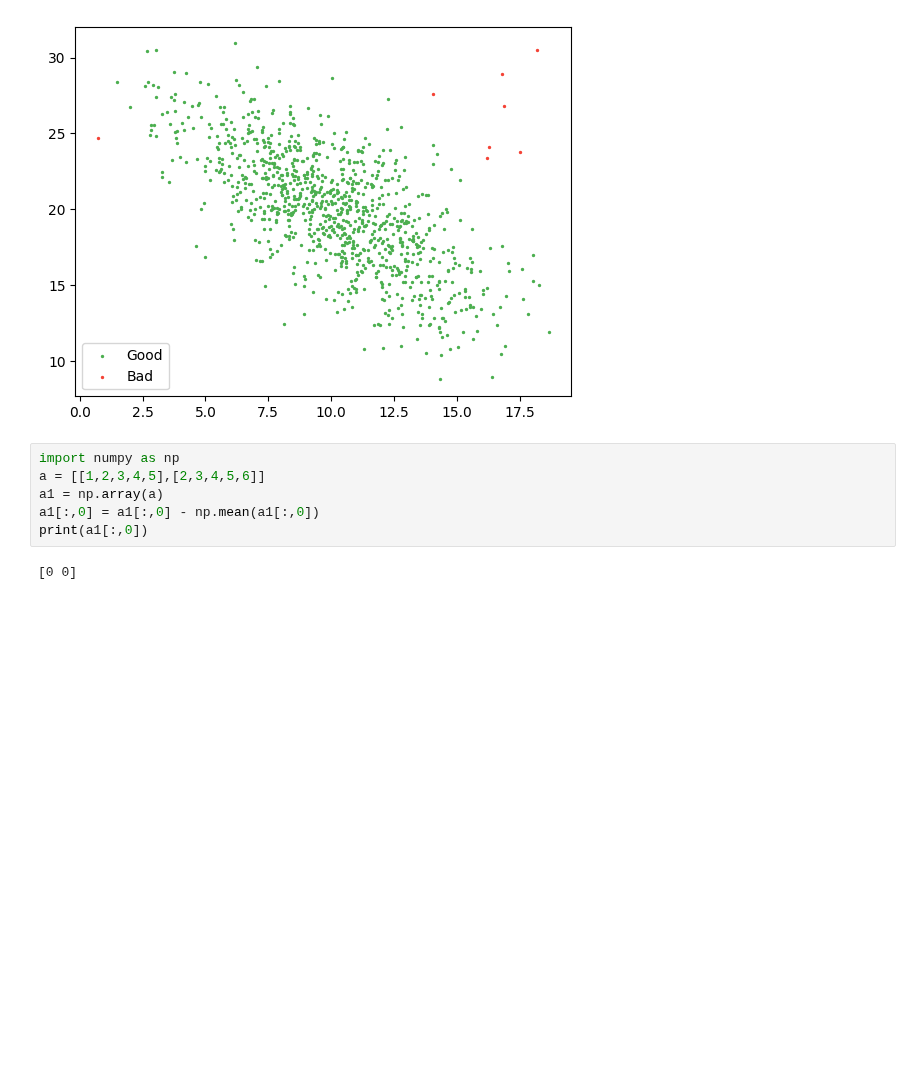
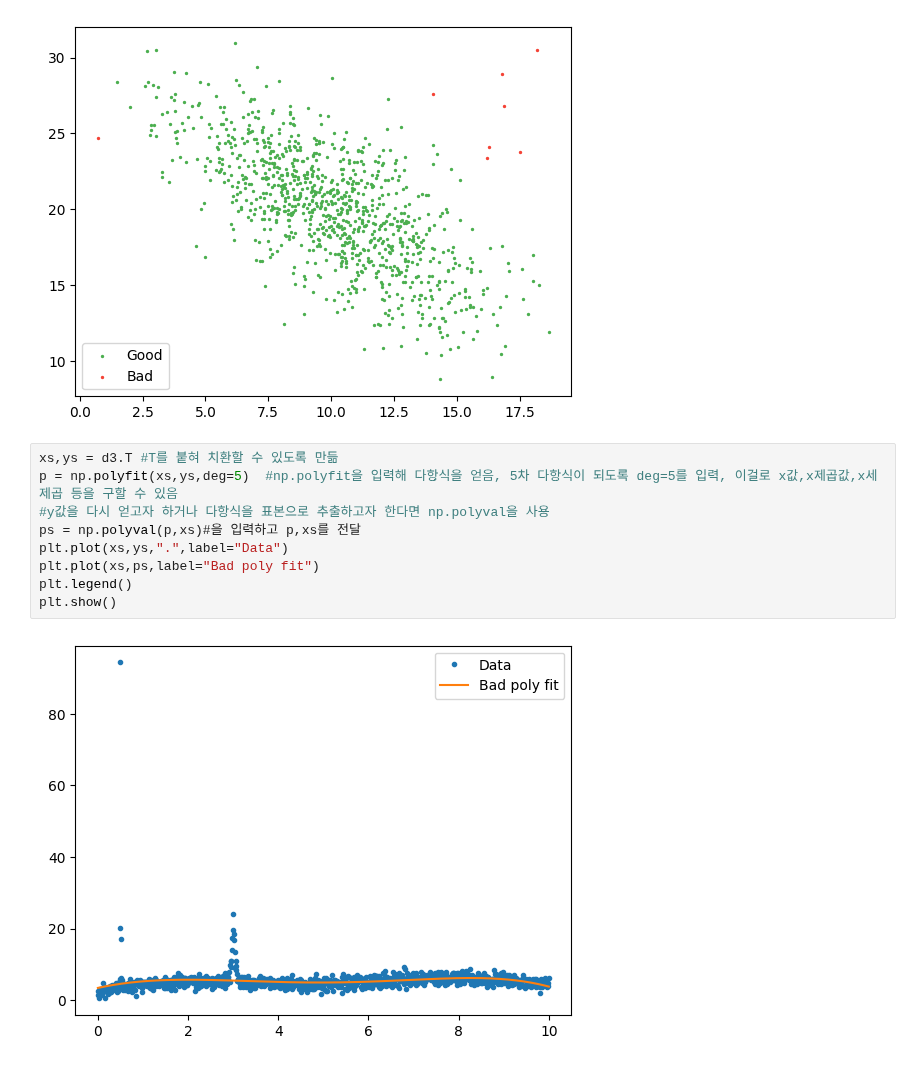
Before and after one commit to daebeobkim/python-bigdata, a Jupyter notebook: EDA/EDA11.ipynb, the cells around one changed output. Cells and saved outputs as stored; diff of their text form; blank space fills up the shorter version.

```diff
--- a/EDA/EDA11.ipynb
+++ b/EDA/EDA11.ipynb
@@ -45,11 +43,14 @@ plt.legend()
 # %% [output]
 <matplotlib.legend.Legend at 0x...>
 [figure]
-# %%
-import numpy as np
-a = [[1,2,3,4,5],[2,3,4,5,6]]
-a1 = np.array(a)
-a1[:,0] = a1[:,0] - np.mean(a1[:,0])
-print(a1[:,0])
-# %% [output]
-[0 0]
+# %%
+xs,ys = d3.T #T를 붙혀 치환할 수 있도록 만듦
+p = np.polyfit(xs,ys,deg=5)  #np.polyfit을 입력해 다항식을 얻음, 5차 다항식이 되도록 deg=5를 입력, 이걸로 x값,x제곱값,x세제곱 등을 구할 수 있음
+#y값을 다시 얻고자 하거나 다항식을 표본으로 추출하고자 한다면 np.polyval을 사용
+ps = np.polyval(p,xs)#을 입력하고 p,xs를 전달
+plt.plot(xs,ys,".",label="Data")
+plt.plot(xs,ps,label="Bad poly fit")
+plt.legend()
+plt.show()
+# %% [output]
+[figure, added]
```
Also changed, not shown: parts of 4 cells of this notebook.
